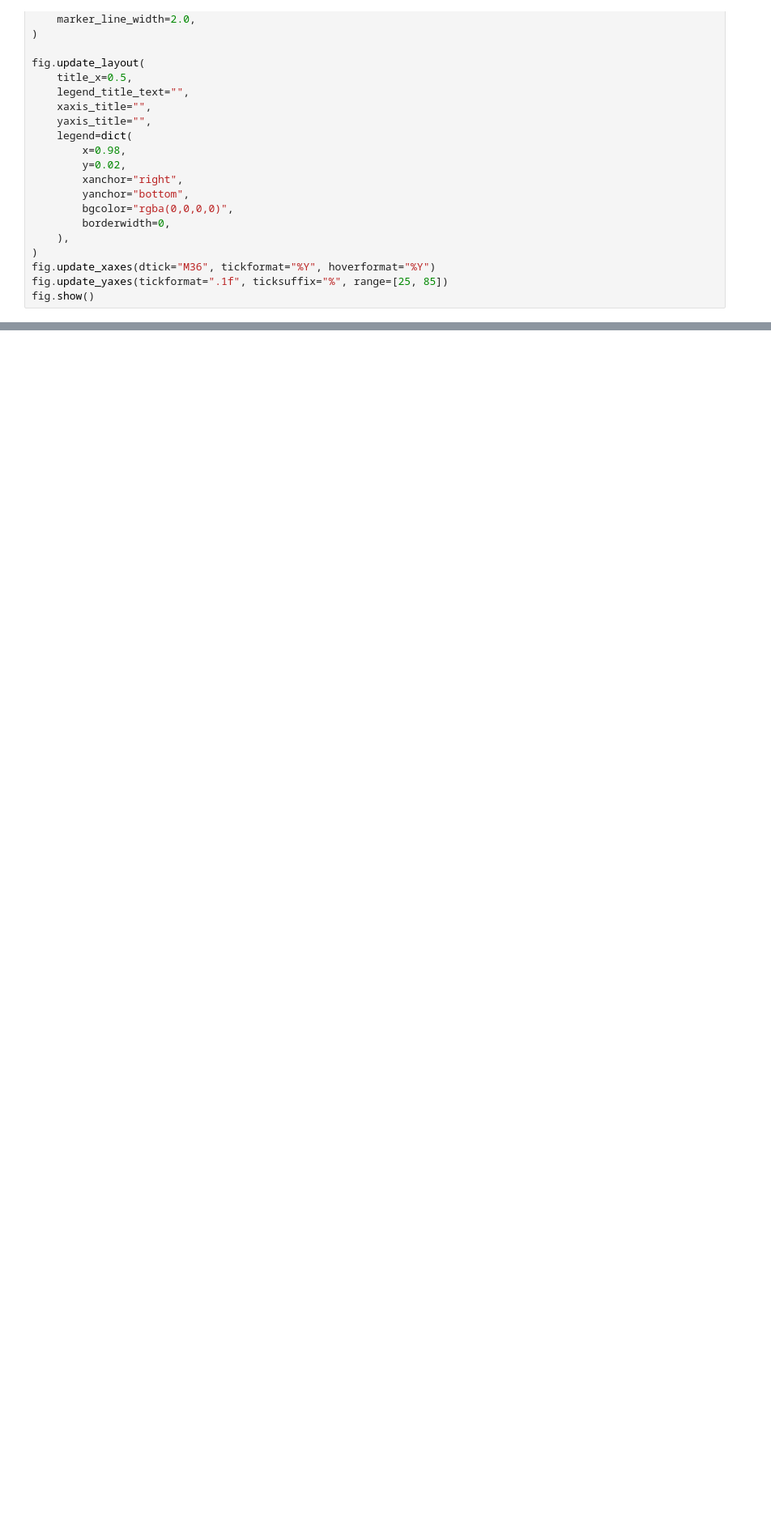
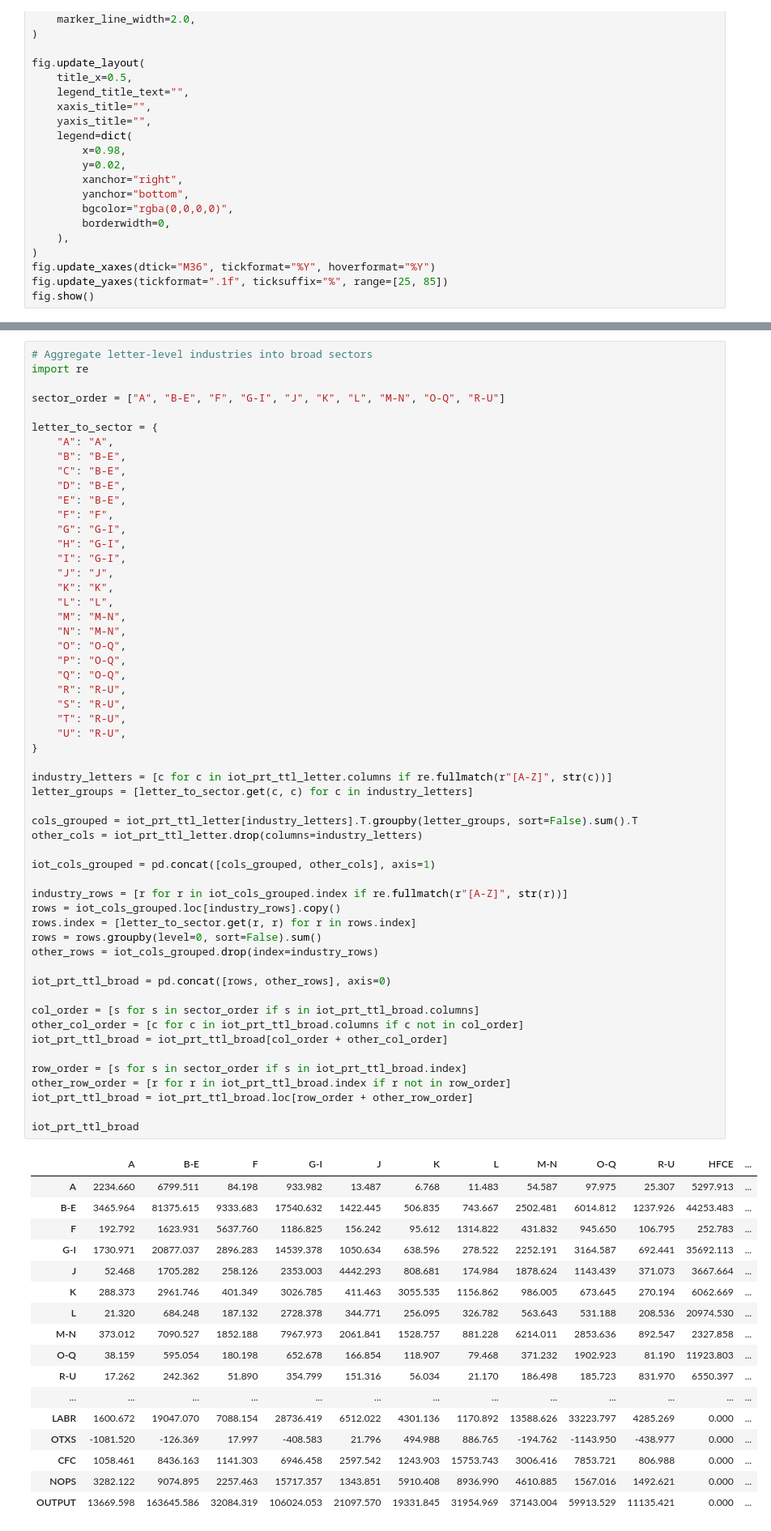
Before and after one commit to tgstavares/intro_macro, a Jupyter notebook: 02_National_accounts_PT.ipynb, the cells around one changed output, grey strips where cells are left out. Shown at 81% size. Drawn from its saved outputs; the diff is of its cells as text; blank space fills up the shorter version.

```diff
--- a/02_National_accounts_PT.ipynb
+++ b/02_National_accounts_PT.ipynb
@@ -642,0 +712,73 @@ siot
+# %%
+# Aggregate letter-level industries into broad sectors
+import re
+
+sector_order = ["A", "B-E", "F", "G-I", "J", "K", "L", "M-N", "O-Q", "R-U"]
+
+letter_to_sector = {
+    "A": "A",
+    "B": "B-E",
+    "C": "B-E",
+    "D": "B-E",
+    "E": "B-E",
+    "F": "F",
+    "G": "G-I",
+    "H": "G-I",
+    "I": "G-I",
+    "J": "J",
+    "K": "K",
+    "L": "L",
+    "M": "M-N",
+    "N": "M-N",
+    "O": "O-Q",
+    "P": "O-Q",
+    "Q": "O-Q",
+    "R": "R-U",
+    "S": "R-U",
+    "T": "R-U",
+    "U": "R-U",
+}
+
+industry_letters = [c for c in iot_prt_ttl_letter.columns if re.fullmatch(r"[A-Z]", str(c))]
+letter_groups = [letter_to_sector.get(c, c) for c in industry_letters]
+
+cols_grouped = iot_prt_ttl_letter[industry_letters].T.groupby(letter_groups, sort=False).sum().T
+other_cols = iot_prt_ttl_letter.drop(columns=industry_letters)
+
+iot_cols_grouped = pd.concat([cols_grouped, other_cols], axis=1)
+
+industry_rows = [r for r in iot_cols_grouped.index if re.fullmatch(r"[A-Z]", str(r))]
+rows = iot_cols_grouped.loc[industry_rows].copy()
+rows.index = [letter_to_sector.get(r, r) for r in rows.index]
+rows = rows.groupby(level=0, sort=False).sum()
+other_rows = iot_cols_grouped.drop(index=industry_rows)
+
+iot_prt_ttl_broad = pd.concat([rows, other_rows], axis=0)
+
+col_order = [s for s in sector_order if s in iot_prt_ttl_broad.columns]
+other_col_order = [c for c in iot_prt_ttl_broad.columns if c not in col_order]
+iot_prt_ttl_broad = iot_prt_ttl_broad[col_order + other_col_order]
+
+row_order = [s for s in sector_order if s in iot_prt_ttl_broad.index]
+other_row_order = [r for r in iot_prt_ttl_broad.index if r not in row_order]
+iot_prt_ttl_broad = iot_prt_ttl_broad.loc[row_order + other_row_order]
+
+iot_prt_ttl_broad
+# %% [output]
+|  | A | B-E | F | G-I | J | K | L | M-N | O-Q | R-U | HFCE | ... |
+| A | 2234.660 | 6799.511 | 84.198 | 933.982 | 13.487 | 6.768 | 11.483 | 54.587 | 97.975 | 25.307 | 5297.913 | ... |
+| B-E | 3465.964 | 81375.615 | 9333.683 | 17540.632 | 1422.445 | 506.835 | 743.667 | 2502.481 | 6014.812 | 1237.926 | 44253.483 | ... |
+| F | 192.792 | 1623.931 | 5637.760 | 1186.825 | 156.242 | 95.612 | 1314.822 | 431.832 | 945.650 | 106.795 | 252.783 | ... |
+| G-I | 1730.971 | 20877.037 | 2896.283 | 14539.378 | 1050.634 | 638.596 | 278.522 | 2252.191 | 3164.587 | 692.441 | 35692.113 | ... |
+| J | 52.468 | 1705.282 | 258.126 | 2353.003 | 4442.293 | 808.681 | 174.984 | 1878.624 | 1143.439 | 371.073 | 3667.664 | ... |
+| K | 288.373 | 2961.746 | 401.349 | 3026.785 | 411.463 | 3055.535 | 1156.862 | 986.005 | 673.645 | 270.194 | 6062.669 | ... |
+| L | 21.320 | 684.248 | 187.132 | 2728.378 | 344.771 | 256.095 | 326.782 | 563.643 | 531.188 | 208.536 | 20974.530 | ... |
+| M-N | 373.012 | 7090.527 | 1852.188 | 7967.973 | 2061.841 | 1528.757 | 881.228 | 6214.011 | 2853.636 | 892.547 | 2327.858 | ... |
+| O-Q | 38.159 | 595.054 | 180.198 | 652.678 | 166.854 | 118.907 | 79.468 | 371.232 | 1902.923 | 81.190 | 11923.803 | ... |
+| R-U | 17.262 | 242.362 | 51.890 | 354.799 | 151.316 | 56.034 | 21.170 | 186.498 | 185.723 | 831.970 | 6550.397 | ... |
+| ... | ... | ... | ... | ... | ... | ... | ... | ... | ... | ... | ... | ... |
+| LABR | 1600.672 | 19047.070 | 7088.154 | 28736.419 | 6512.022 | 4301.136 | 1170.892 | 13588.626 | 33223.797 | 4285.269 | 0.000 | ... |
+| OTXS | -1081.520 | -126.369 | 17.997 | -408.583 | 21.796 | 494.988 | 886.765 | -194.762 | -1143.950 | -438.977 | 0.000 | ... |
+| CFC | 1058.461 | 8436.163 | 1141.303 | 6946.458 | 2597.542 | 1243.903 | 15753.743 | 3006.416 | 7853.721 | 806.988 | 0.000 | ... |
+| NOPS | 3282.122 | 9074.895 | 2257.463 | 15717.357 | 1343.851 | 5910.408 | 8936.990 | 4610.885 | 1567.016 | 1492.621 | 0.000 | ... |
+| OUTPUT | 13669.598 | 163645.586 | 32084.319 | 106024.053 | 21097.570 | 19331.845 | 31954.969 | 37143.004 | 59913.529 | 11135.421 | 0.000 | ... |
```
Also changed, not shown: parts of 6 cells of this notebook, 2 other files.
